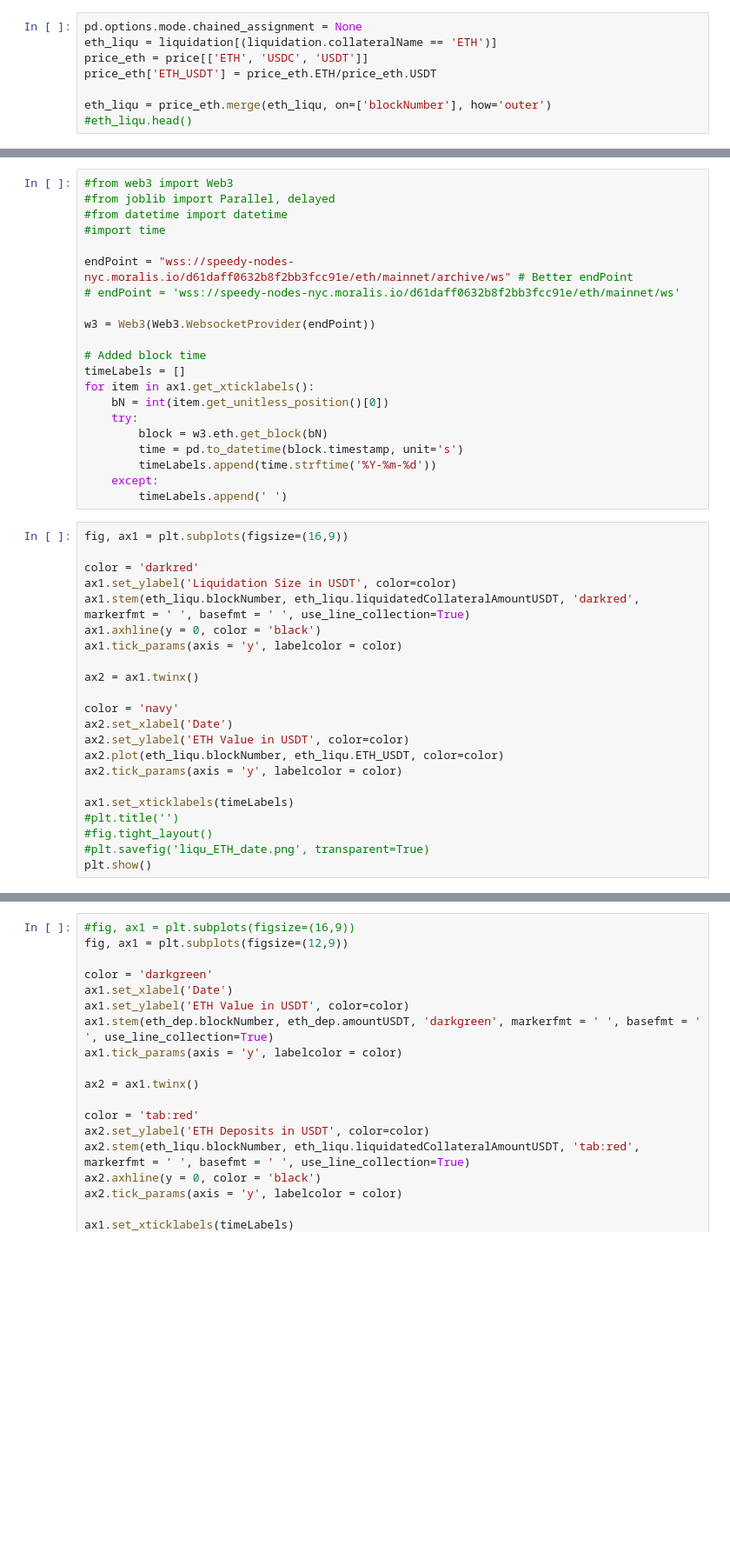
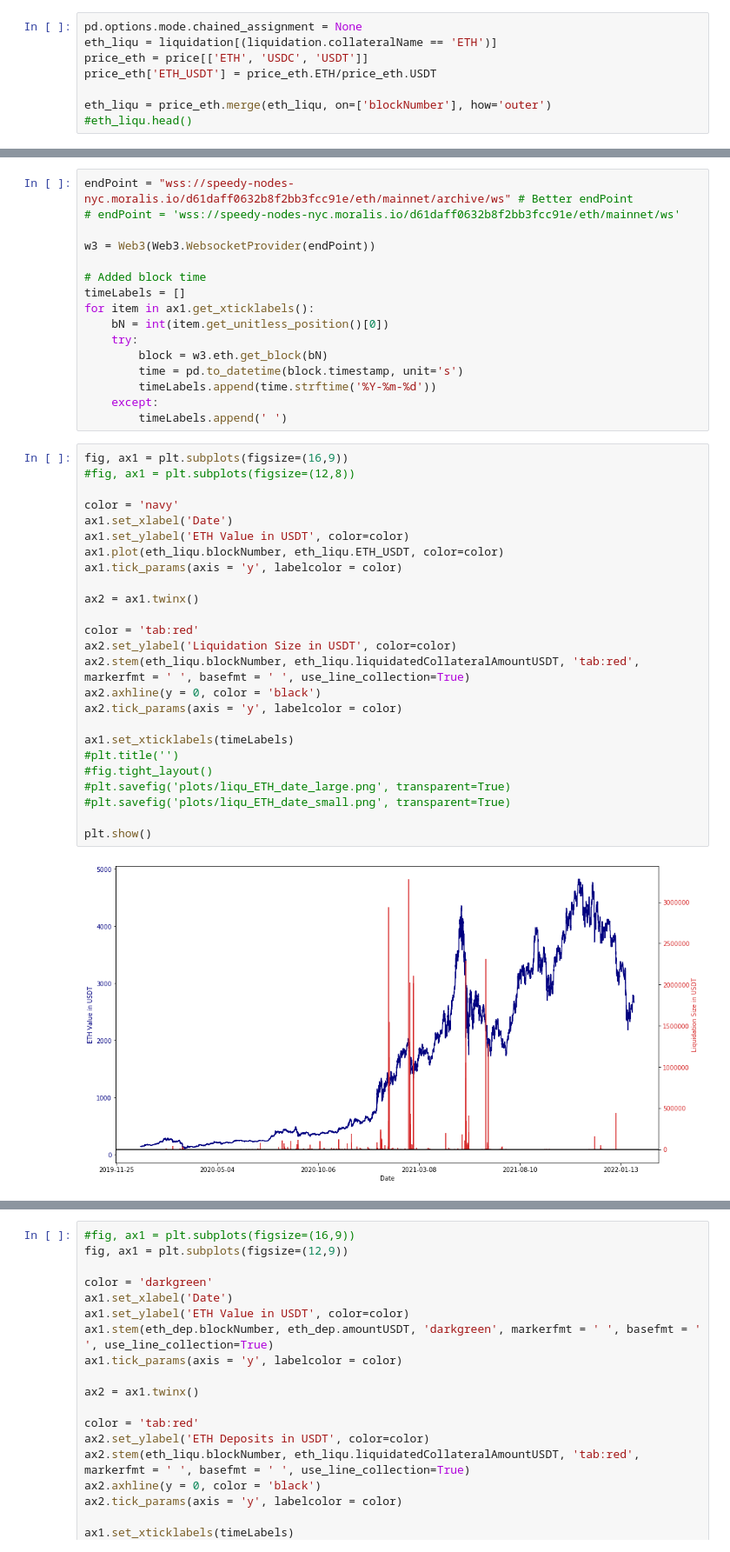
Before and after one commit to QuantLet/CP2P, a Jupyter notebook: CP2P_AAVEv1/CP2P_AAVEv1.ipynb, the cells around one changed output, grey strips where cells are left out. Shown at 87% size. Cells and saved outputs as stored; diff of their text form; blank space fills up the shorter version.

```diff
--- a/CP2P_AAVEv1/CP2P_AAVEv1.ipynb
+++ b/CP2P_AAVEv1/CP2P_AAVEv1.ipynb
@@ -478,9 +472,4 @@ plt.show()
 # %%
-#from web3 import Web3
-#from joblib import Parallel, delayed
-#from datetime import datetime
-#import time
-
 endPoint = "wss://speedy-nodes-nyc.moralis.io/d61daff0632b8f2bb3fcc91e/eth/mainnet/archive/ws" # Better endPoint
 # endPoint = 'wss://speedy-nodes-nyc.moralis.io/d61daff0632b8f2bb3fcc91e/eth/mainnet/ws'
 
@@ -498,24 +487,29 @@ for item in ax1.get_xticklabels():
         timeLabels.append(' ')
 # %%
 fig, ax1 = plt.subplots(figsize=(16,9))
+#fig, ax1 = plt.subplots(figsize=(12,8))
 
-color = 'darkred'
-ax1.set_ylabel('Liquidation Size in USDT', color=color)
-ax1.stem(eth_liqu.blockNumber, eth_liqu.liquidatedCollateralAmountUSDT, 'darkred', markerfmt = ' ', basefmt = ' ', use_line_collection=True)
-ax1.axhline(y = 0, color = 'black')
+color = 'navy'
+ax1.set_xlabel('Date')
+ax1.set_ylabel('ETH Value in USDT', color=color)
+ax1.plot(eth_liqu.blockNumber, eth_liqu.ETH_USDT, color=color)
 ax1.tick_params(axis = 'y', labelcolor = color)
 
 ax2 = ax1.twinx()
 
-color = 'navy'
-ax2.set_xlabel('Date')
-ax2.set_ylabel('ETH Value in USDT', color=color)
-ax2.plot(eth_liqu.blockNumber, eth_liqu.ETH_USDT, color=color)
+color = 'tab:red'
+ax2.set_ylabel('Liquidation Size in USDT', color=color)
+ax2.stem(eth_liqu.blockNumber, eth_liqu.liquidatedCollateralAmountUSDT, 'tab:red', markerfmt = ' ', basefmt = ' ', use_line_collection=True)
+ax2.axhline(y = 0, color = 'black')
 ax2.tick_params(axis = 'y', labelcolor = color)
 
 ax1.set_xticklabels(timeLabels)
 #plt.title('')
 #fig.tight_layout()
-#plt.savefig('liqu_ETH_date.png', transparent=True)
+#plt.savefig('plots/liqu_ETH_date_large.png', transparent=True)
+#plt.savefig('plots/liqu_ETH_date_small.png', transparent=True)
+
 plt.show()
+# %% [output]
+[figure, added]
 # %%
```
Also changed, not shown: parts of 13 cells of this notebook, 1 other file.
